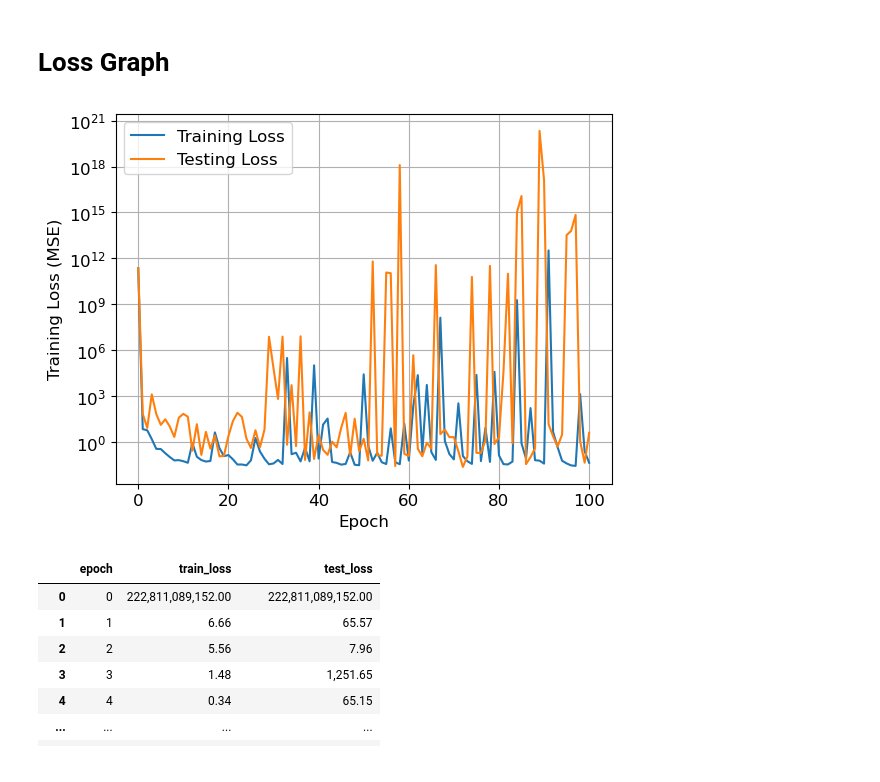
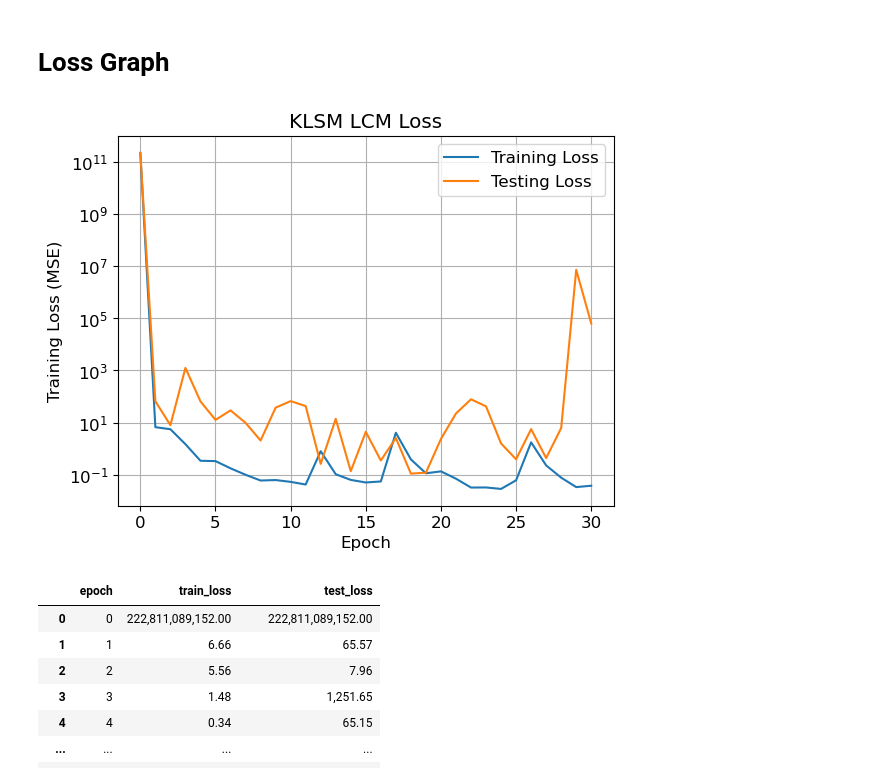
Before and after one commit to ephoris/endure-jupyter, a Jupyter notebook: experiments/00_lcm_eval.ipynb, the cells around one changed output. Saved outputs shown, nothing was run; the diff lists cells and outputs as text; code cells hidden in the pictures.

```diff
--- a/experiments/00_lcm_eval.ipynb
+++ b/experiments/00_lcm_eval.ipynb
@@ -51,16 +51,18 @@ cf = EndureCost(config)
 # Loss Graph
 # %%
 losses = pd.read_csv(os.path.join(model_path, 'losses.csv'))
+losses = losses.loc[:30]
 fig, ax = plt.subplots()
 ax.plot(losses['epoch'], losses['train_loss'], label='Training Loss')
 ax.plot(losses['epoch'], losses['test_loss'], label='Testing Loss')
 ax.set_xlabel('Epoch')
 ax.set_ylabel(f'Training Loss ({config["job"]["LCMTrain"]["loss_fn"]})')
 ax.set_yscale('log')
 ax.grid()
+ax.set_title(f'{lsm_design} LCM Loss')
 _ = ax.legend()
 # %% [output]
-[figure, old version]
+[figure, new version]
 # %%
 losses
 # %% [output]
```
Also changed, not shown: parts of 10 cells of this notebook.
